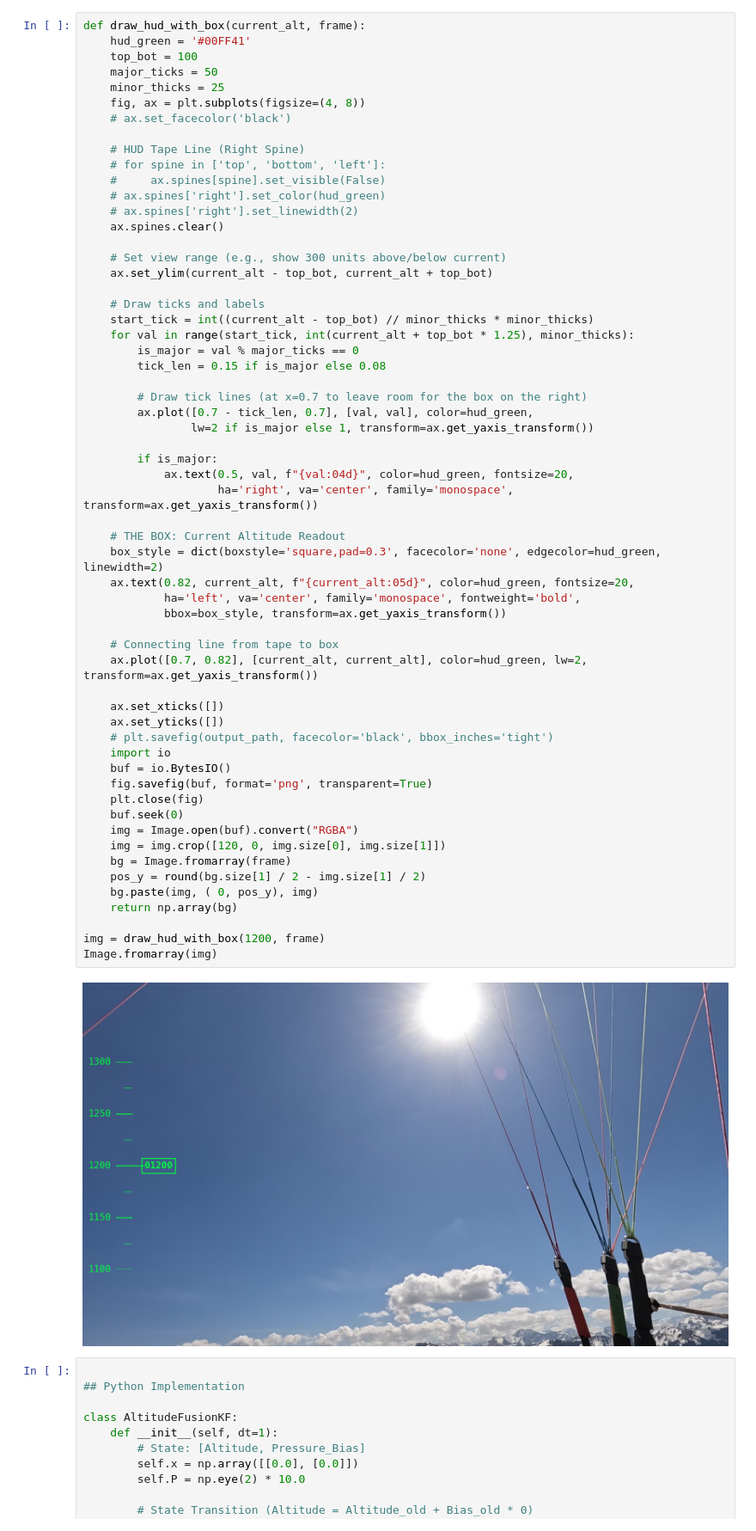
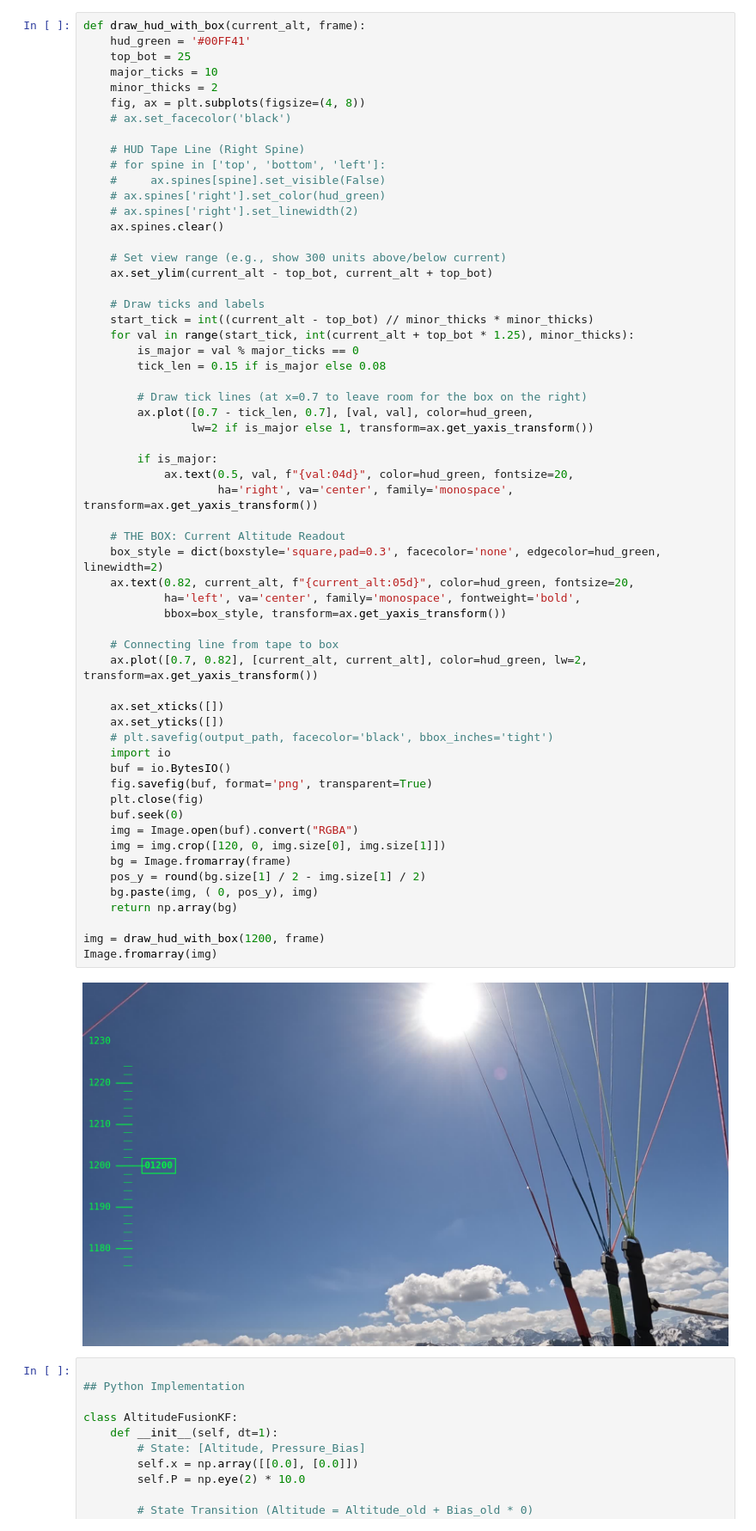
Before and after one commit to darfRaider/gliderVideo, a Jupyter notebook: Test.ipynb, the cells around one changed output. Shown at 86% size. Saved outputs shown, nothing was run; the diff lists cells and outputs as text.

```diff
--- a/Test.ipynb
+++ b/Test.ipynb
@@ -16,9 +24,9 @@ frame = np.array(img)
 # %%
 def draw_hud_with_box(current_alt, frame):
     hud_green = '#00FF41'
-    top_bot = 100
-    major_ticks = 50
-    minor_thicks = 25
+    top_bot = 25
+    major_ticks = 10
+    minor_thicks = 2
     fig, ax = plt.subplots(figsize=(4, 8))
     # ax.set_facecolor('black')
 
@@ -46,34 +54,34 @@ def draw_hud_with_box(current_alt, frame):
             ax.text(0.5, val, f"{val:04d}", color=hud_green, fontsize=20,
                     ha='right', va='center', family='monospace', transform=ax.get_yaxis_transform())
 
     # THE BOX: Current Altitude Readout
     box_style = dict(boxstyle='square,pad=0.3', facecolor='none', edgecolor=hud_green, linewidth=2)
     ax.text(0.82, current_alt, f"{current_alt:05d}", color=hud_green, fontsize=20,
             ha='left', va='center', family='monospace', fontweight='bold',
             bbox=box_style, transform=ax.get_yaxis_transform())
 
     # Connecting line from tape to box
     ax.plot([0.7, 0.82], [current_alt, current_alt], color=hud_green, lw=2, transform=ax.get_yaxis_transform())
 
     ax.set_xticks([])
     ax.set_yticks([])
     # plt.savefig(output_path, facecolor='black', bbox_inches='tight')
     import io
     buf = io.BytesIO()
     fig.savefig(buf, format='png', transparent=True)
     plt.close(fig)
     buf.seek(0)
     img = Image.open(buf).convert("RGBA")
     img = img.crop([120, 0, img.size[0], img.size[1]])
     bg = Image.fromarray(frame)
     pos_y = round(bg.size[1] / 2 - img.size[1] / 2)
     bg.paste(img, ( 0, pos_y), img)
     return np.array(bg)
 
 img = draw_hud_with_box(1200, frame)
 Image.fromarray(img)
 # %% [output]
-[figure, old version]
+[figure, new version]
 # %%
 
 ## Python Implementation
```
Also changed, not shown: parts of 4 cells of this notebook, 2 other files.
